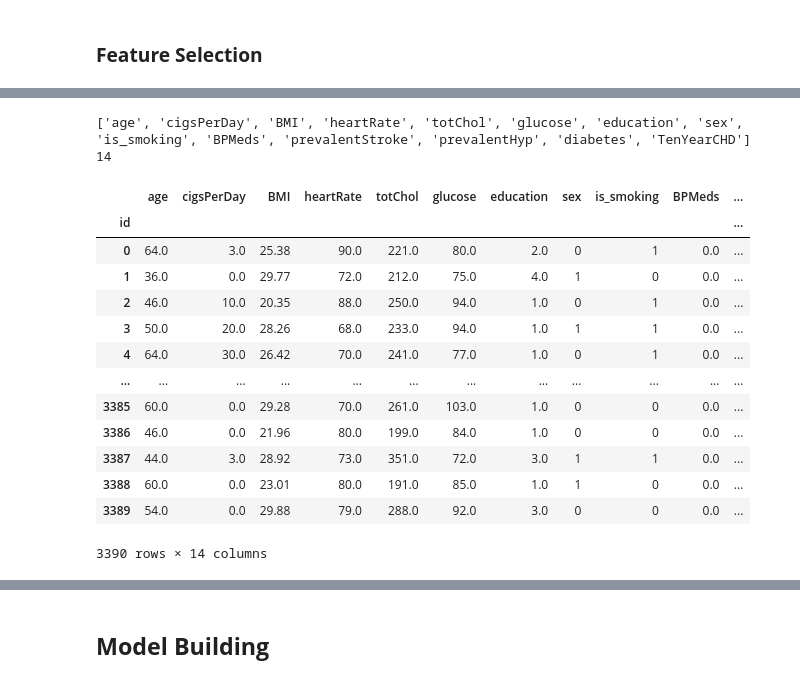
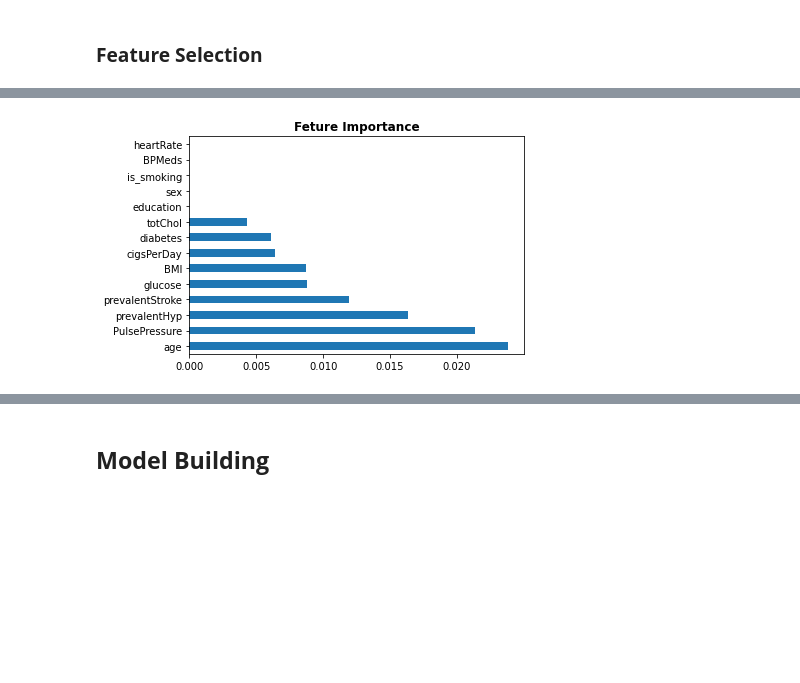
Before and after one commit to harkpun/Cardiovascular-Risk-Prediction, a Jupyter notebook: Cardiovascular_Risk_Prediction.ipynb, the cells around one changed output, grey strips where cells are left out. Drawn from its saved outputs; the diff is of its cells as text; code cells hidden in the pictures; blank space fills up the shorter version.

```diff
--- a/Cardiovascular_Risk_Prediction.ipynb
+++ b/Cardiovascular_Risk_Prediction.ipynb
@@ -545,24 +468,6 @@ category_features
-# %%
-final_df = final_numeric_features + category_features
-print(final_df)
-print(len(final_df))
-# %% [output]
-['age', 'cigsPerDay', 'BMI', 'heartRate', 'totChol', 'glucose', 'education', 'sex', 'is_smoking', 'BPMeds', 'prevalentStroke', 'prevalentHyp', 'diabetes', 'TenYearCHD']
-14
-# %%
-df1[final_df]
-# %% [output]
-|  | age | cigsPerDay | BMI | heartRate | totChol | glucose | education | sex | is_smoking | BPMeds | ... |
-| id |  |  |  |  |  |  |  |  |  |  | ... |
-| 0 | 64.0 | 3.0 | 25.38 | 90.0 | 221.0 | 80.0 | 2.0 | 0 | 1 | 0.0 | ... |
-| 1 | 36.0 | 0.0 | 29.77 | 72.0 | 212.0 | 75.0 | 4.0 | 1 | 0 | 0.0 | ... |
-| 2 | 46.0 | 10.0 | 20.35 | 88.0 | 250.0 | 94.0 | 1.0 | 0 | 1 | 0.0 | ... |
-| 3 | 50.0 | 20.0 | 28.26 | 68.0 | 233.0 | 94.0 | 1.0 | 1 | 1 | 0.0 | ... |
-| 4 | 64.0 | 30.0 | 26.42 | 70.0 | 241.0 | 77.0 | 1.0 | 0 | 1 | 0.0 | ... |
-| ... | ... | ... | ... | ... | ... | ... | ... | ... | ... | ... | ... |
-| 3385 | 60.0 | 0.0 | 29.28 | 70.0 | 261.0 | 103.0 | 1.0 | 0 | 0 | 0.0 | ... |
-| 3386 | 46.0 | 0.0 | 21.96 | 80.0 | 199.0 | 84.0 | 1.0 | 0 | 0 | 0.0 | ... |
-| 3387 | 44.0 | 3.0 | 28.92 | 73.0 | 351.0 | 72.0 | 3.0 | 1 | 1 | 0.0 | ... |
-| 3388 | 60.0 | 0.0 | 23.01 | 80.0 | 191.0 | 85.0 | 1.0 | 1 | 0 | 0.0 | ... |
-| 3389 | 54.0 | 0.0 | 29.88 | 79.0 | 288.0 | 92.0 | 3.0 | 0 | 0 | 0.0 | ... |
-3390 rows × 14 columns
+# %%
+plt.title('Feture Importance', fontweight='bold')
+mutual_data.sort_values(ascending=False).plot(kind='barh')
+plt.show()
+# %% [output]
+[figure, added]
```
Also changed, not shown: parts of 51 cells of this notebook.
